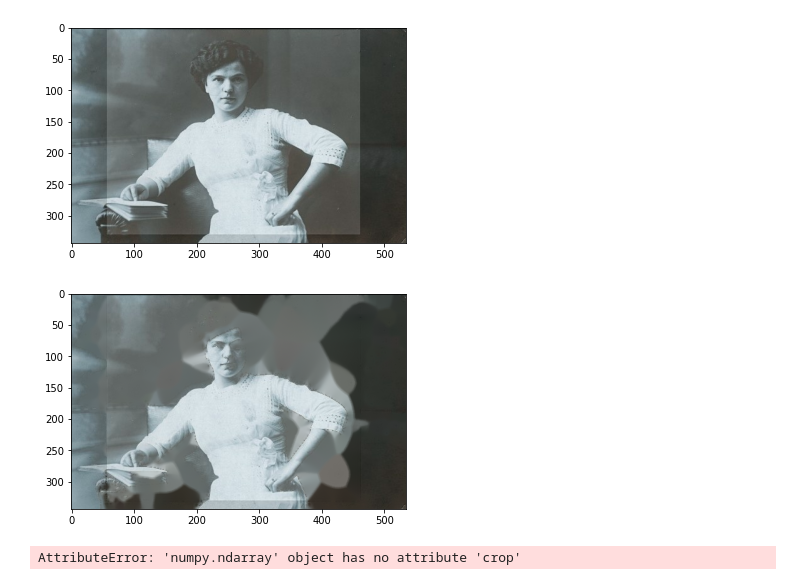
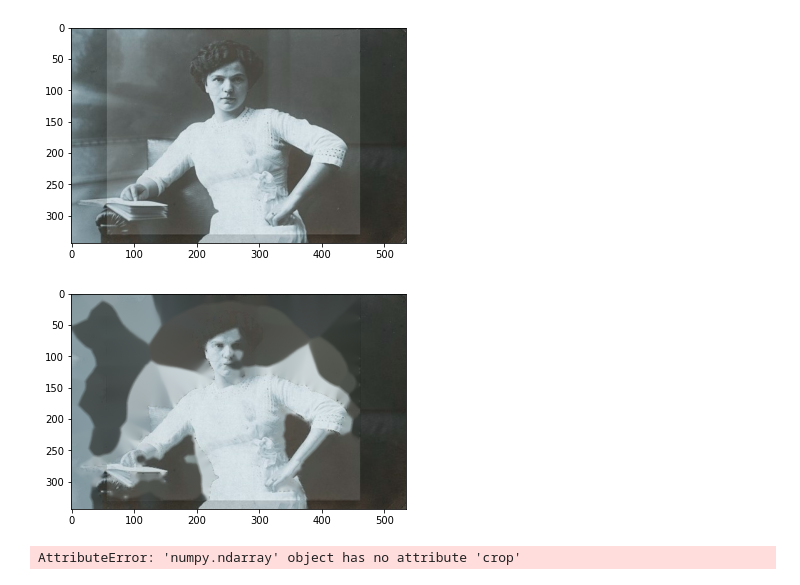
Before and after one commit to AndrewMcg2309/document-scanner, a Jupyter notebook: TransformationAssignmentFaded.ipynb, the cells around one changed output. Drawn from its saved outputs; the diff is of its cells as text; code cells hidden in the pictures.

```diff
--- a/TransformationAssignmentFaded.ipynb
+++ b/TransformationAssignmentFaded.ipynb
@@ -17,18 +17,18 @@ plt.show()
 # %%
 gray = cv2.cvtColor(image, cv2.COLOR_BGR2GRAY)
 
 # Color in range of 0-255 in grayscale image
 # Greyscale range is binary so it only has one value per pixel
-rangeG = cv2.inRange(gray, 50, 100)
+rangeG = cv2.inRange(gray, 80, 150)
 
 # Using "INPAINT_TELEA" for joining lines with same intensity
 # rangeG from our grayscale color range
 image = cv2.inpaint(image, rangeG, 5, cv2.INPAINT_TELEA)
 
 plt.imshow(image)
 plt.show()
 # %% [output]
-[figure, old version]
+[figure, new version]
 # %%
 #px = image[50, 440]
 #print(px)
```
Also changed, not shown: 1 other file.
